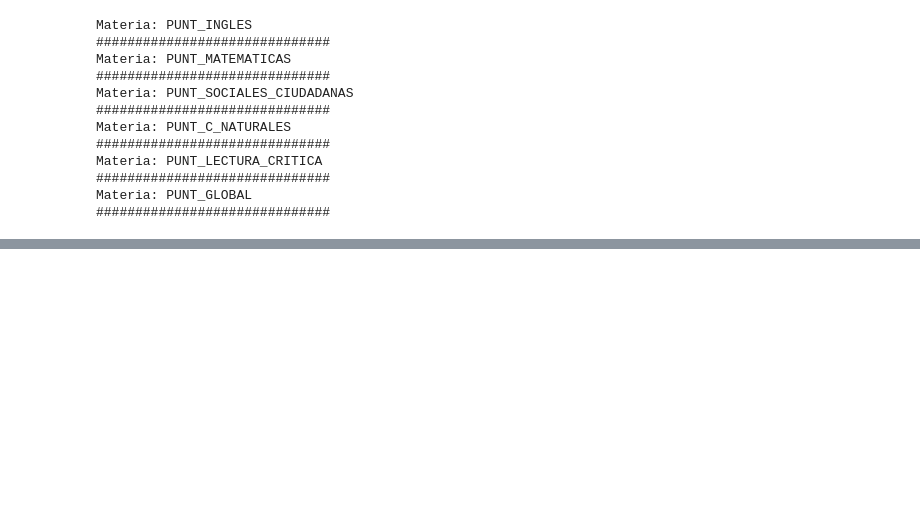
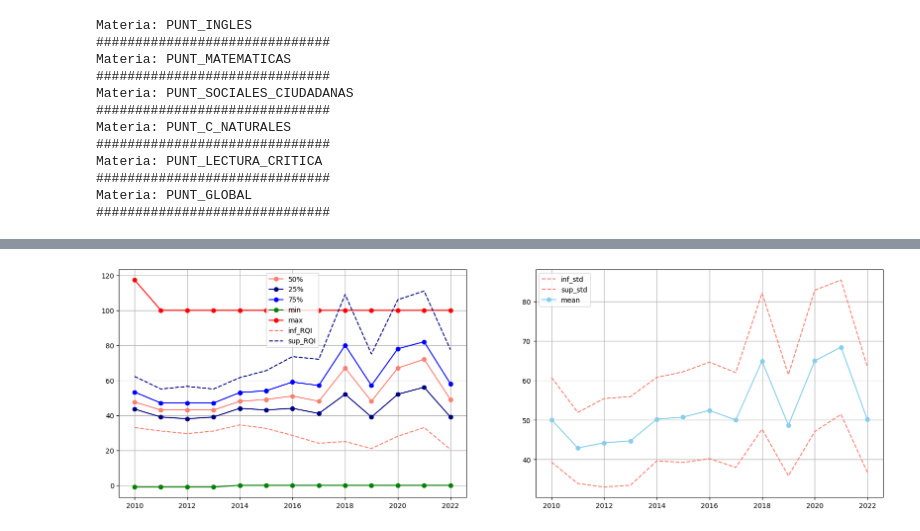
Before and after one commit to sagomeza1/saber11, a Jupyter notebook: eda.ipynb, the cells around one changed output, grey strips where cells are left out. Saved outputs shown, nothing was run; the diff lists cells and outputs as text; code cells hidden in the pictures; blank space fills up the shorter version.

```diff
--- a/eda.ipynb
+++ b/eda.ipynb
@@ -452,34 +275,0 @@ count_periodo
-# %%
-fig, ax = plt.subplots(figsize=(12, 6))
-ax.plot(count_periodo["PERIODO"], count_periodo["count"], marker="o")
-ax.set_title("Número de registros por periodo")
-fig.tight_layout()
-plt.xticks(rotation=45)
-plt.grid()
-plt.show()
-# %%
-fig, ax = plt.subplots(figsize=(12, 6))
-ax.plot(count_year["YEAR"], count_year["count"], marker="o")
-ax.set_title("Número de registros por year")
-fig.tight_layout()
-plt.xticks(rotation=45)
-plt.grid()
-plt.show()
-# %%
-fig, ax = plt.subplots(figsize=(12, 6))
-ax.plot(count_year.loc[count_year["YEAR"].astype(int) >= 2018 , "YEAR"], count_year["count"], marker="o")
-ax.set_title("Número de registros por year")
-fig.tight_layout()
-plt.xticks(rotation=45)
-plt.grid()
-plt.show()
-# %%
-fig, ax = plt.subplots(figsize=(10, 6))
-ax.hist(saber11["PERIODO"],
-        color="skyblue",
-        # bins=10,
-        width=1)
-ax.set_title("Distribución de los periodos")
-fig.tight_layout()
-plt.xticks(rotation=45)
-plt.show()
@@ -519,0 +335,4 @@ data.head()
+# %%
+plot_materia("PUNT_INGLES")
+# %% [output]
+[figure, added]
```
Also changed, not shown: parts of 112 cells of this notebook.
